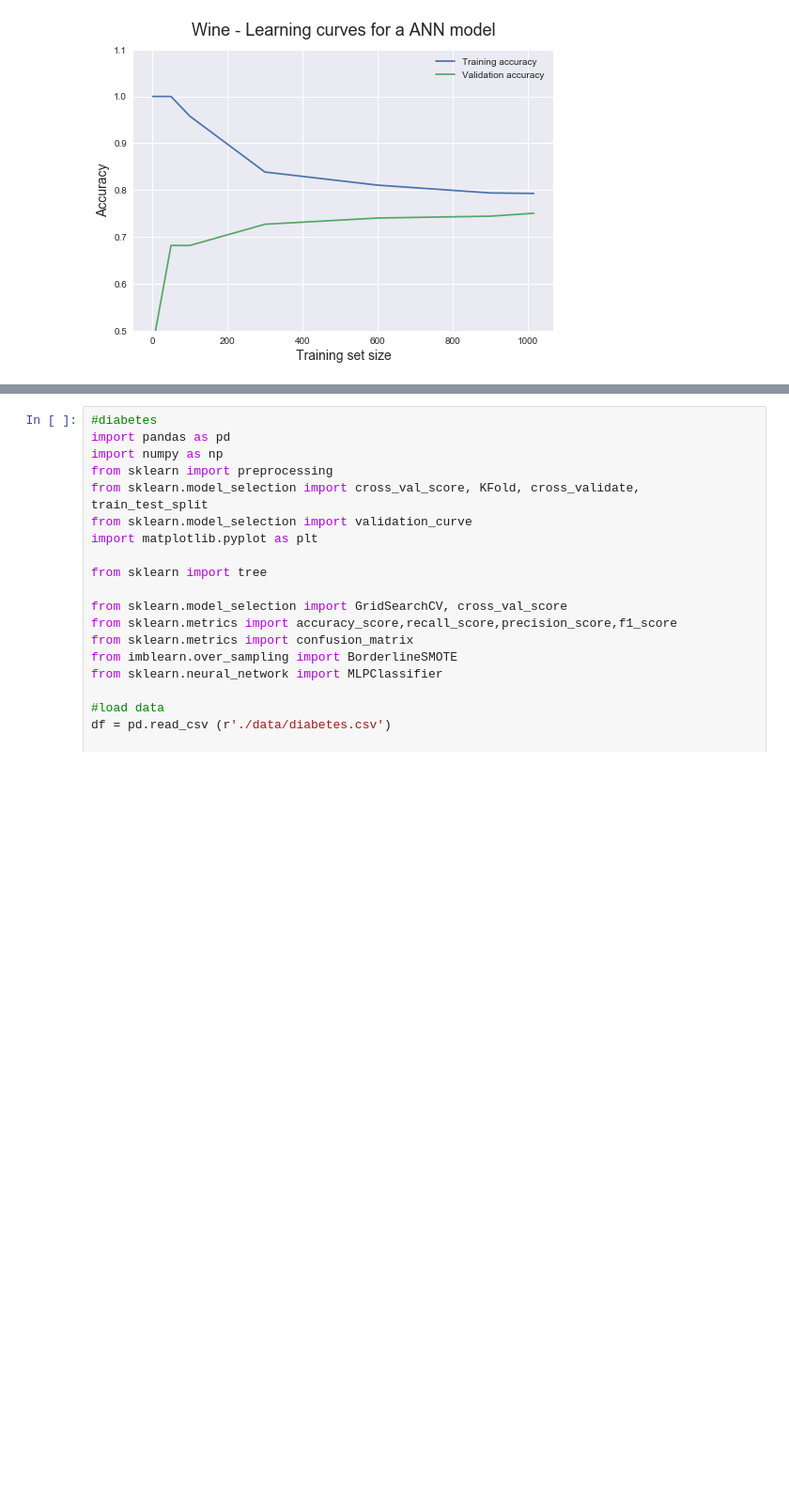
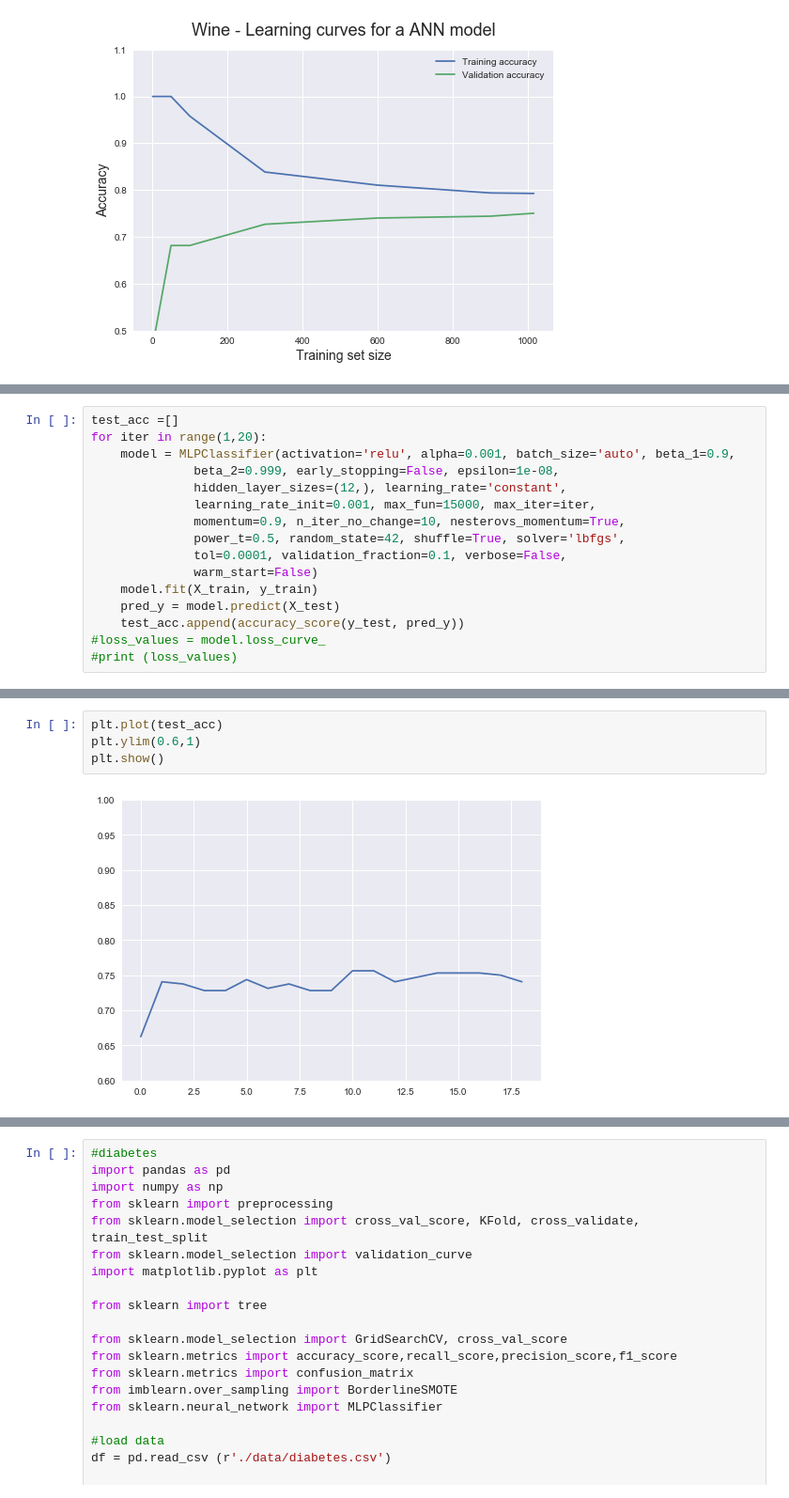
Before and after one commit to pshetty44/cs7641, a Jupyter notebook: assignment1/ML-Ass1-ANN.ipynb, the cells around one changed output, grey strips where cells are left out. Shown at 94% size. Drawn from its saved outputs; the diff is of its cells as text; blank space fills up the shorter version.

```diff
--- a/assignment1/ML-Ass1-ANN.ipynb
+++ b/assignment1/ML-Ass1-ANN.ipynb
@@ -167,0 +200,16 @@ plt.show()
+# %%
+test_acc =[]
+for iter in range(1,20):
+    model = MLPClassifier(activation='relu', alpha=0.001, batch_size='auto', beta_1=0.9,
+              beta_2=0.999, early_stopping=False, epsilon=1e-08,
+              hidden_layer_sizes=(12,), learning_rate='constant',
+              learning_rate_init=0.001, max_fun=15000, max_iter=iter,
+              momentum=0.9, n_iter_no_change=10, nesterovs_momentum=True,
+              power_t=0.5, random_state=42, shuffle=True, solver='lbfgs',
+              tol=0.0001, validation_fraction=0.1, verbose=False,
+              warm_start=False)
+    model.fit(X_train, y_train)
+    pred_y = model.predict(X_test)
+    test_acc.append(accuracy_score(y_test, pred_y))
+#loss_values = model.loss_curve_
+#print (loss_values)
@@ -167,0 +238,6 @@ plt.show()
+# %%
+plt.plot(test_acc)
+plt.ylim(0.6,1)
+plt.show()
+# %% [output]
+[figure, added]
```
Also changed, not shown: parts of 32 cells of this notebook, 2 other files.
